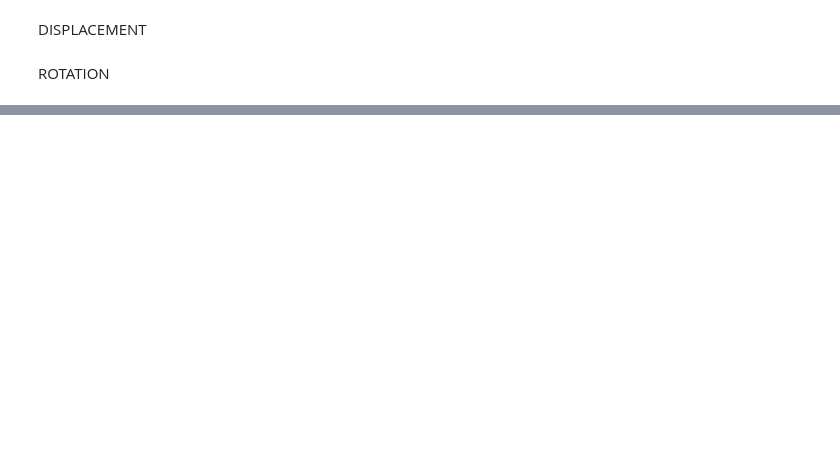
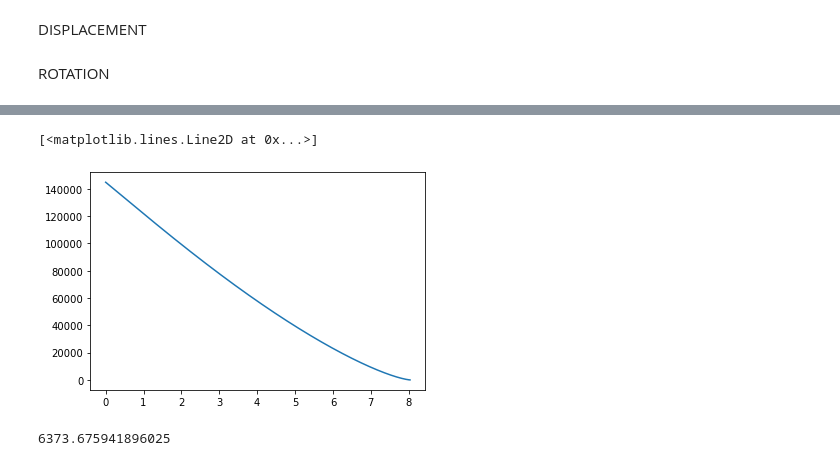
Before and after one commit to LucaDissel/Workpackage4-5, a Jupyter notebook: Main.ipynb, the cells around one changed output, grey strips where cells are left out. Drawn from its saved outputs; the diff is of its cells as text; code cells hidden in the pictures; blank space fills up the shorter version.

```diff
--- a/Main.ipynb
+++ b/Main.ipynb
@@ -499,0 +556,9 @@ wingbox_iteration_4 = WingBox(0.15, t_2, 0.6, t_2, t_2, t_2, middle_spar_x=0.35,
+# %%
+plt.plot(y, V(y))
+# %% [output]
+[<matplotlib.lines.Line2D at 0x...>]
+[figure, added]
+# %%
+V(0)*2/9.81/3.09/1.5
+# %% [output]
+6373.675941896025
```
Also changed, not shown: parts of 7 cells of this notebook.
